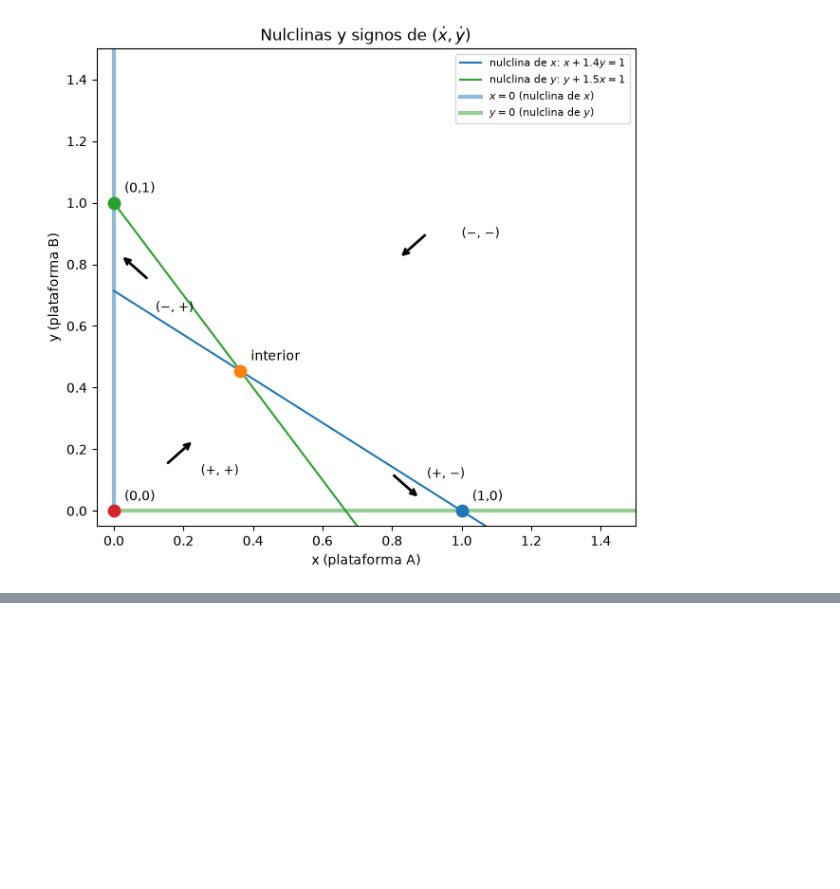
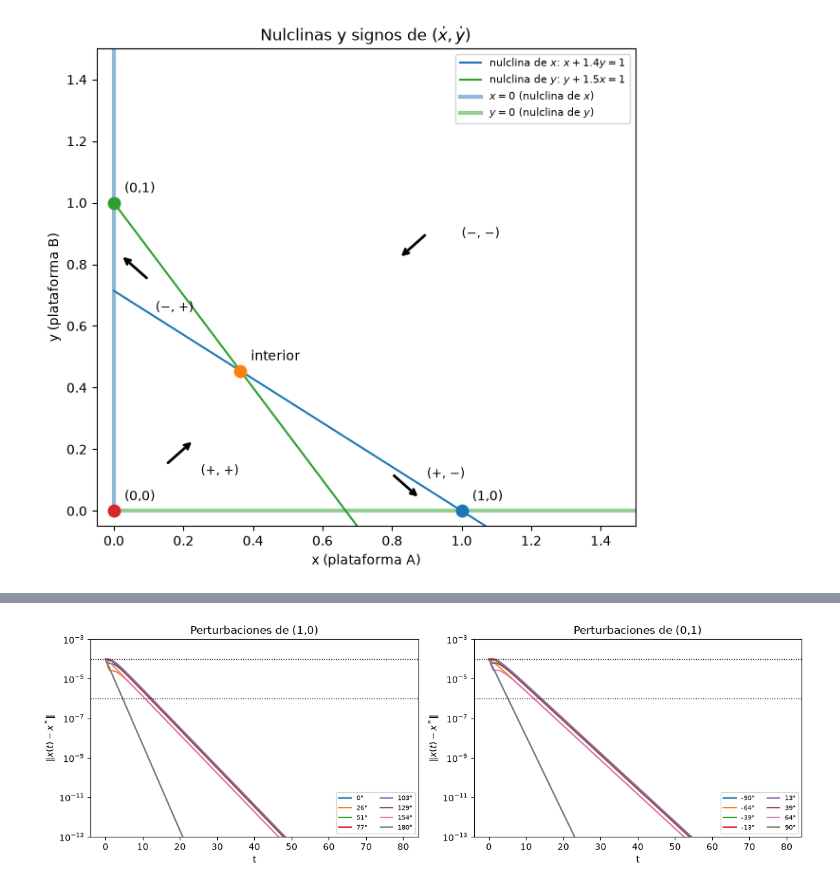
Before and after one commit to Tunchxz/CC2017-HDT-6, a Jupyter notebook: task1_2.ipynb, the cells around one changed output, grey strips where cells are left out. Saved outputs shown, nothing was run; the diff lists cells and outputs as text; code cells hidden in the pictures; blank space fills up the shorter version.

```diff
--- a/task1_2.ipynb
+++ b/task1_2.ipynb
@@ -109,0 +358,21 @@ plt.show()
+# %%
+def tasa_decaimiento(x_eq, angulo, d_max=1e-4, d_min=1e-6, h=0.01, T=80):
+    # Tasa de decaimiento ajustada en la ventana d_min <= ||x - x*|| <= d_max
+    x0 = x_eq + 1e-4 * np.array([np.cos(angulo), np.sin(angulo)])
+    t, X = rk4(f, x0, h, T)
+    d = np.linalg.norm(X - x_eq, axis=1)
+    ventana = (d <= d_max) & (d >= d_min)
+    return -np.polyfit(t[ventana], np.log(d[ventana]), 1)[0]
+
+
+casos = {"(1,0)": np.linspace(0, np.pi, 8), "(0,1)": np.linspace(-np.pi / 2, np.pi / 2, 8)}
+tasas = {}
+for nombre, angulos in casos.items():
+    teorica = np.abs(clase[nombre]["λ"].real).min()
+    tasas[nombre] = np.array([tasa_decaimiento(eq[nombre], a) for a in angulos])
+    tardias = np.array([tasa_decaimiento(eq[nombre], a, 1e-8, 1e-11) for a in angulos])
+    print(f"Equilibrio {nombre}: min|Re λ| = {teorica:.4f}")
+    print(f"  {'ángulo':>8} | {'tasa [1e-4, 1e-6]':>17} | {'error rel.':>10} | {'tasa [1e-8, 1e-11]':>18} | {'error rel.':>10}")
+    for a, k, kt in zip(angulos, tasas[nombre], tardias):
+        print(f"  {np.degrees(a):7.2f}° | {k:>17.4f} | {abs(k - teorica) / teorica:>10.2%} | "
+              f"{kt:>18.4f} | {abs(kt - teorica) / teorica:>10.2%}")
@@ -109,0 +408,18 @@ plt.show()
+# %%
+fig, axes = plt.subplots(1, 2, figsize=(12, 4))
+for ax, (nombre, angulos) in zip(axes, casos.items()):
+    for a in angulos:
+        x0 = eq[nombre] + 1e-4 * np.array([np.cos(a), np.sin(a)])
+        t, X = rk4(f, x0, 0.01, 80)
+        ax.semilogy(t, np.linalg.norm(X - eq[nombre], axis=1), label=f"{np.degrees(a):.0f}°")
+    ax.axhline(1e-6, color="k", ls=":", lw=1)
+    ax.axhline(1e-4, color="k", ls=":", lw=1)
+    ax.set_ylim(1e-13, 1e-3)
+    ax.set_xlabel("t")
+    ax.set_ylabel(r"$\|x(t) - x^*\|$")
+    ax.set_title(f"Perturbaciones de {nombre}")
+    ax.legend(fontsize=7, ncol=2)
+plt.tight_layout()
+plt.show()
+# %% [output]
+[figure, added]
```
Also changed, not shown: parts of 31 cells of this notebook.
